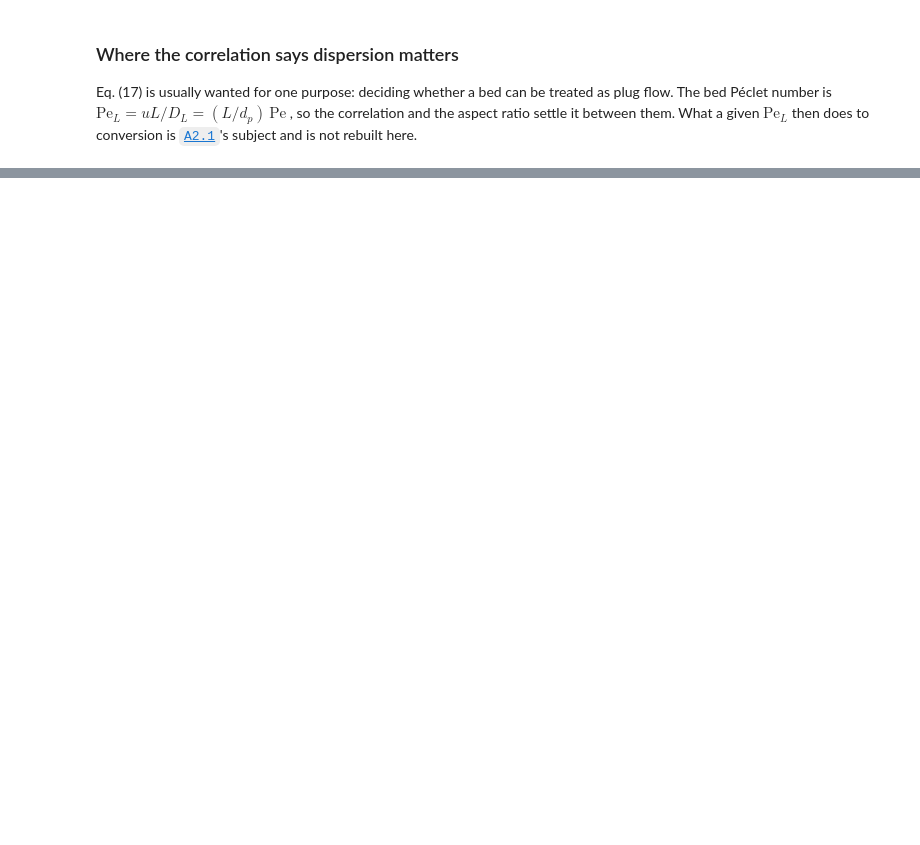
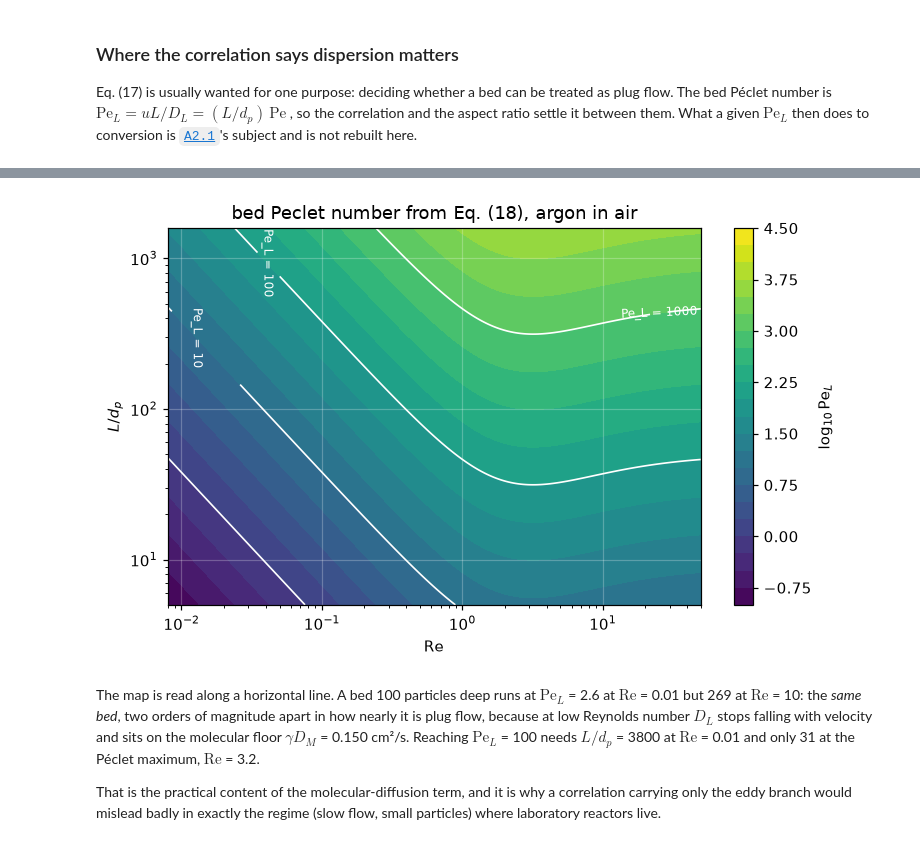
Before and after one commit to computational-chemical-engineering/pymrm-gallery, a Jupyter notebook: pages/A2.5-edwards-richardson-dispersion/index.ipynb, the cells around one changed output, grey strips where cells are left out. Cells and saved outputs as stored; diff of their text form; code cells hidden in the pictures; blank space fills up the shorter version.

```diff
--- a/pages/A2.5-edwards-richardson-dispersion/index.ipynb
+++ b/pages/A2.5-edwards-richardson-dispersion/index.ipynb
@@ -2247,0 +916,58 @@ dispersion in packed beds*, Chemical Engineering Science **23**(2) 109–123
+# %%
+L_over_dp = np.logspace(0.7, 3.2, 220)
+Re_ax = np.logspace(np.log10(P["reynolds_min"]), np.log10(P["reynolds_max"]), 220)
+G_R, G_L = np.meshgrid(Re_ax, L_over_dp)
+PeL = G_L * Pe_eq18(G_R)
+
+fig, ax = plt.subplots(figsize=(7.0, 4.4))
+cf = ax.contourf(G_R, G_L, np.log10(PeL), levels=np.linspace(-1, 4.5, 23),
+                 cmap="viridis")
+cl = ax.contour(G_R, G_L, PeL, levels=[1, 10, 100, 1000], colors="w", linewidths=1.1)
+ax.clabel(cl, fmt="Pe_L = %g", fontsize=8)
+ax.set(xscale="log", yscale="log", xlabel=r"$\mathrm{Re}$", ylabel=r"$L/d_p$",
+       title="bed Peclet number from Eq. (18), argon in air")
+fig.colorbar(cf, ax=ax, label=r"$\log_{10}\mathrm{Pe}_L$")
+ax.grid(alpha=0.25, color="w")
+fig.tight_layout()
+plt.show()
+
+RE_SLOW, RE_FAST, L_DP, PE_L_NEED = 0.01, 10.0, 100.0, 100.0
+
+
+def plug_flow_numbers(A=A_printed, B=B_printed):
+    """Pe_L of a bed L_DP particles deep at RE_SLOW and RE_FAST, and the depth
+    that reaches PE_L_NEED at RE_SLOW and at the Peclet maximum."""
+    Pe_s, Pe_f = Pe_eq18(RE_SLOW, A, B), Pe_eq18(RE_FAST, A, B)
+    return L_DP * Pe_s, L_DP * Pe_f, PE_L_NEED / Pe_s, PE_L_NEED / Pe_max_eq18(A, B)[1]
+
+
+PEL_SLOW, PEL_FAST, LDP_SLOW, LDP_MAX = plug_flow_numbers()
+display(Markdown(rf"""
+The map is read along a horizontal line. A bed {L_DP:.0f} particles deep runs at
+$\mathrm{{Pe}}_L$ = {PEL_SLOW:.1f} at $\mathrm{{Re}}$ = {RE_SLOW} but
+{PEL_FAST:.0f} at $\mathrm{{Re}}$ = {RE_FAST:.0f}: the *same bed*, two orders of
+magnitude apart in how nearly it is plug flow, because at low Reynolds number
+$D_L$ stops falling with velocity and sits on the molecular floor
+$\gamma D_M$ = {gamma * D_M:.3f} cm²/s. Reaching $\mathrm{{Pe}}_L$ =
+{PE_L_NEED:.0f} needs $L/d_p$ = {LDP_SLOW:.0f} at $\mathrm{{Re}}$ = {RE_SLOW}
+and only {LDP_MAX:.0f} at the Péclet maximum, $\mathrm{{Re}}$ = {Re_star:.1f}.
+
+That is the practical content of the molecular-diffusion term, and it is why a
+correlation carrying only the eddy branch would mislead badly in exactly the
+regime (slow flow, small particles) where laboratory reactors live.
+"""))
+# %% [output]
+[figure, added]
+
+The map is read along a horizontal line. A bed 100 particles deep runs at
+$\mathrm{Pe}_L$ = 2.6 at $\mathrm{Re}$ = 0.01 but
+269 at $\mathrm{Re}$ = 10: the *same bed*, two orders of
+magnitude apart in how nearly it is plug flow, because at low Reynolds number
+$D_L$ stops falling with velocity and sits on the molecular floor
+$\gamma D_M$ = 0.150 cm²/s. Reaching $\mathrm{Pe}_L$ =
+100 needs $L/d_p$ = 3800 at $\mathrm{Re}$ = 0.01
+and only 31 at the Péclet maximum, $\mathrm{Re}$ = 3.2.
+
+That is the practical content of the molecular-diffusion term, and it is why a
+correlation carrying only the eddy branch would mislead badly in exactly the
+regime (slow flow, small particles) where laboratory reactors live.
```
Also changed, not shown: parts of 80 cells of this notebook, 9 other files.
